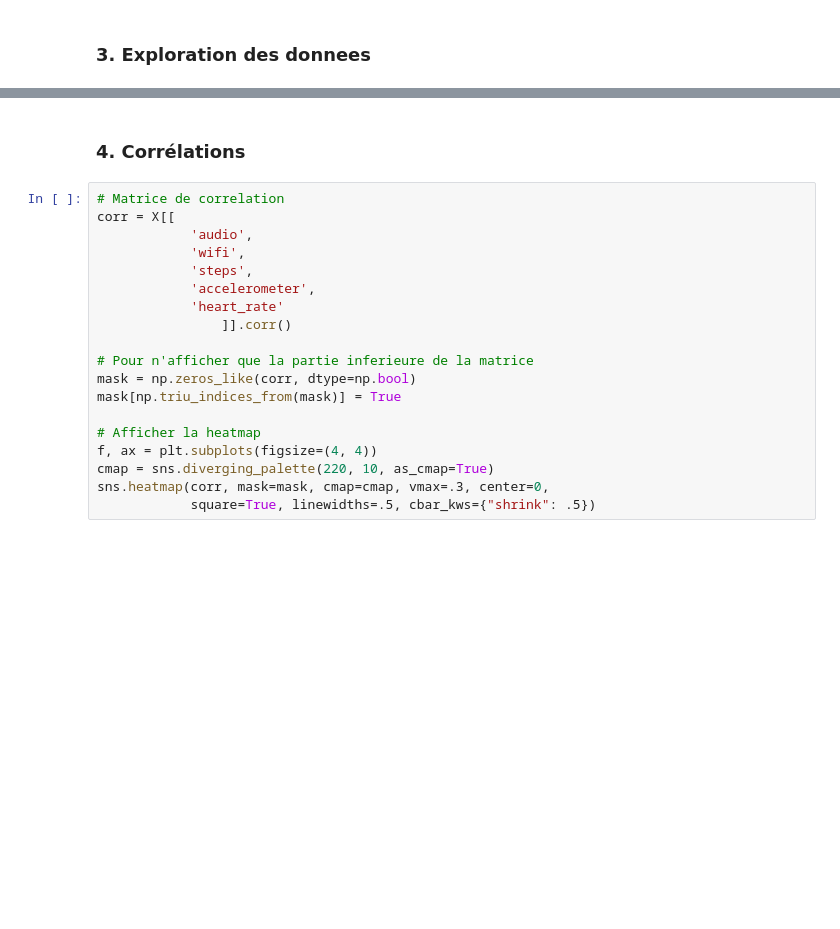
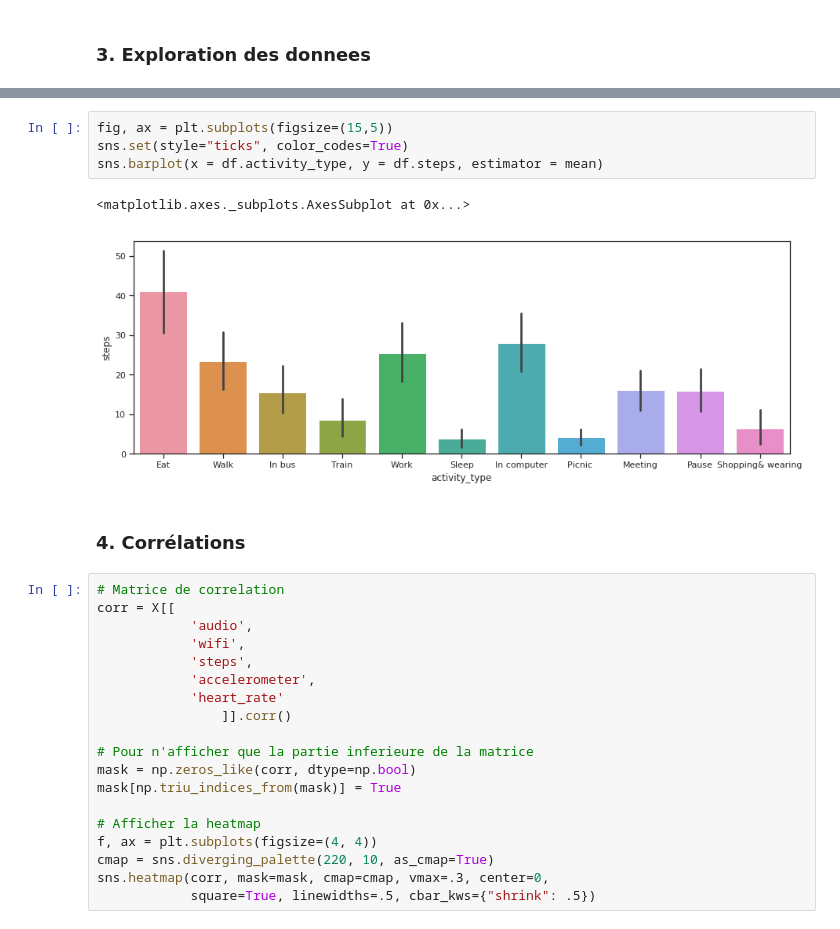
Before and after one commit to anthonygal/Analaysing_Human_Activity_From_IOT_Devices, a Jupyter notebook: Analyse_Smartwatch_Smartphone_Propre.ipynb, the cells around one changed output, grey strips where cells are left out. Drawn from its saved outputs; the diff is of its cells as text; blank space fills up the shorter version.

```diff
--- a/Analyse_Smartwatch_Smartphone_Propre.ipynb
+++ b/Analyse_Smartwatch_Smartphone_Propre.ipynb
@@ -284,3 +437,10 @@ for variable in [
+# %%
+fig, ax = plt.subplots(figsize=(15,5))
+sns.set(style="ticks", color_codes=True)
+sns.barplot(x = df.activity_type, y = df.steps, estimator = mean)
+# %% [output]
+<matplotlib.axes._subplots.AxesSubplot at 0x...>
+[figure, added]
 # %% [markdown]
 ### 4.  Corrélations
 # %%
```
Also changed, not shown: parts of 32 cells of this notebook.
